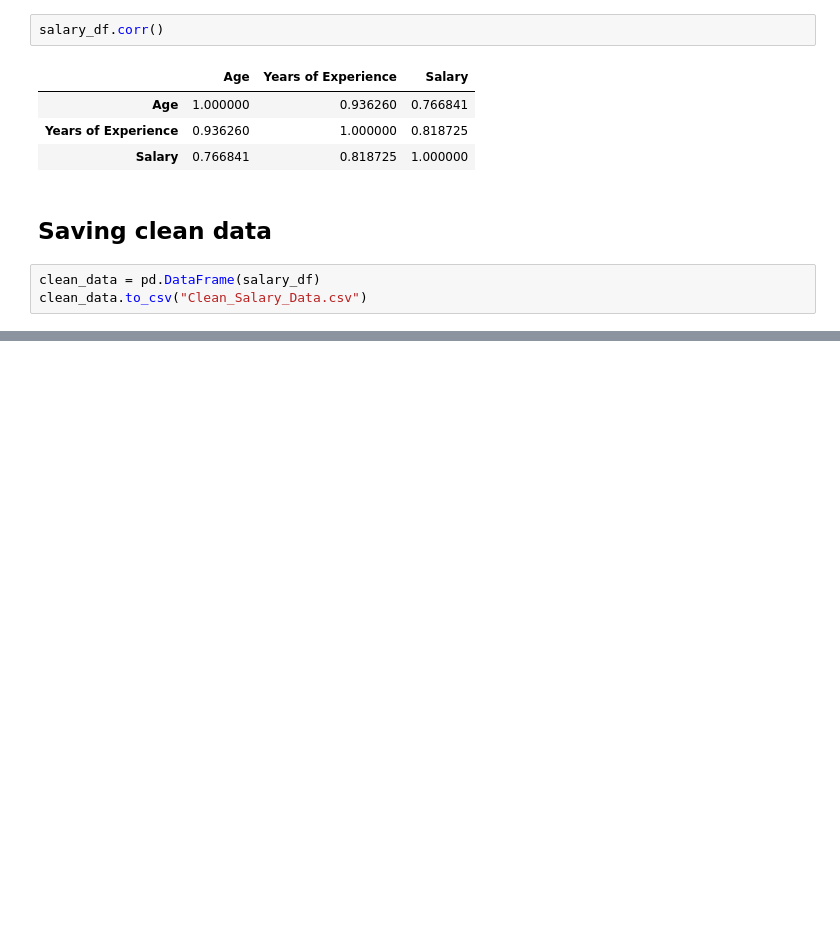
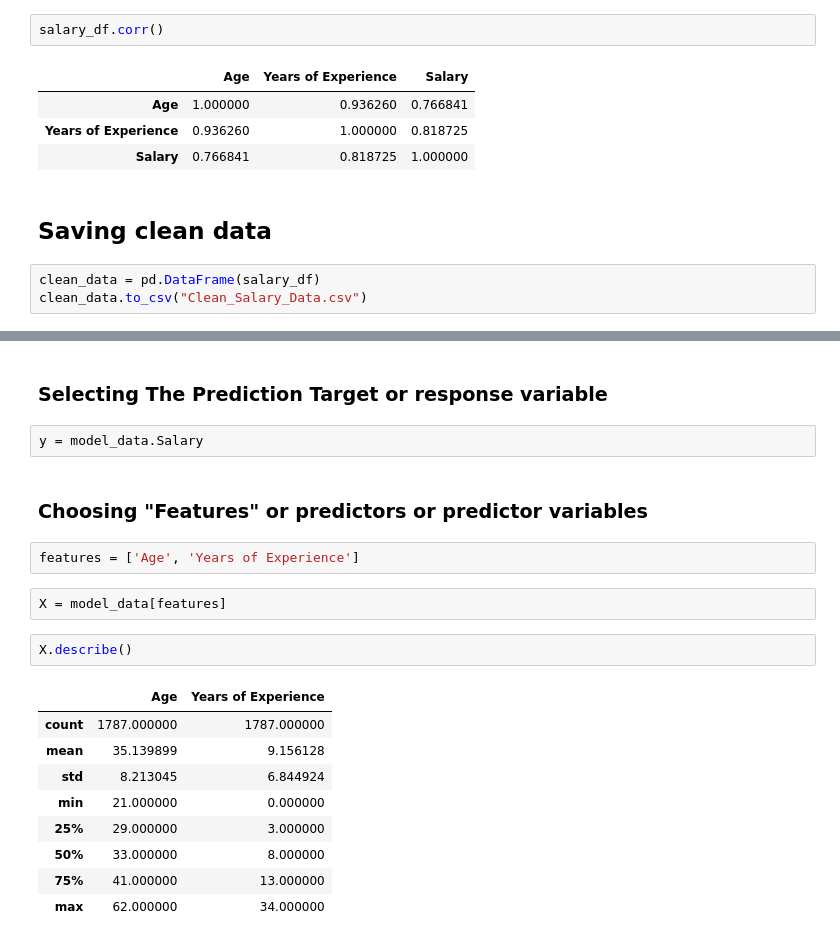
Before and after one commit to mujeeb-gh/SalaryDataAnanlysis, a Jupyter notebook: clean_salary.ipynb, the cells around one changed output, grey strips where cells are left out. Saved outputs shown, nothing was run; the diff lists cells and outputs as text; blank space fills up the shorter version.

```diff
--- a/clean_salary.ipynb
+++ b/clean_salary.ipynb
@@ -501,0 +514,22 @@ clean_data.to_csv("Clean_Salary_Data.csv")
+# %% [markdown]
+### Selecting The Prediction Target or response variable
+# %%
+y = model_data.Salary
+# %% [markdown]
+### Choosing "Features" or predictors or predictor variables
+# %%
+features = ['Age', 'Years of Experience']
+# %%
+X = model_data[features]
+# %%
+X.describe()
+# %% [output]
+|  | Age | Years of Experience |
+| count | 1787.000000 | 1787.000000 |
+| mean | 35.139899 | 9.156128 |
+| std | 8.213045 | 6.844924 |
+| min | 21.000000 | 0.000000 |
+| 25% | 29.000000 | 3.000000 |
+| 50% | 33.000000 | 8.000000 |
+| 75% | 41.000000 | 13.000000 |
+| max | 62.000000 | 34.000000 |
```
Also changed, not shown: parts of 25 cells of this notebook.
